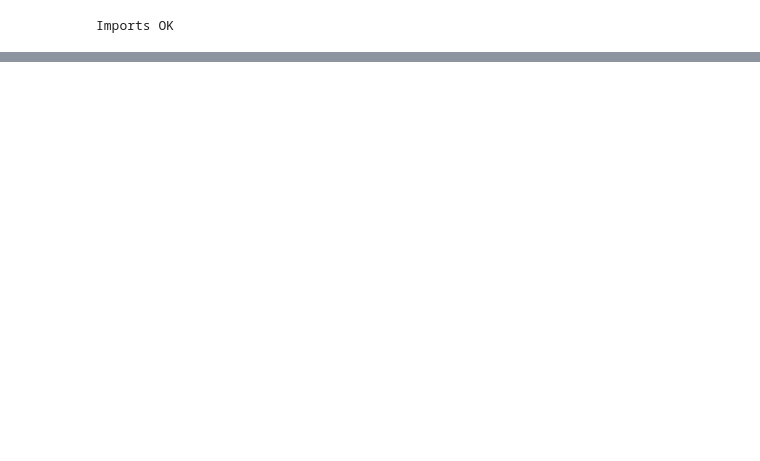
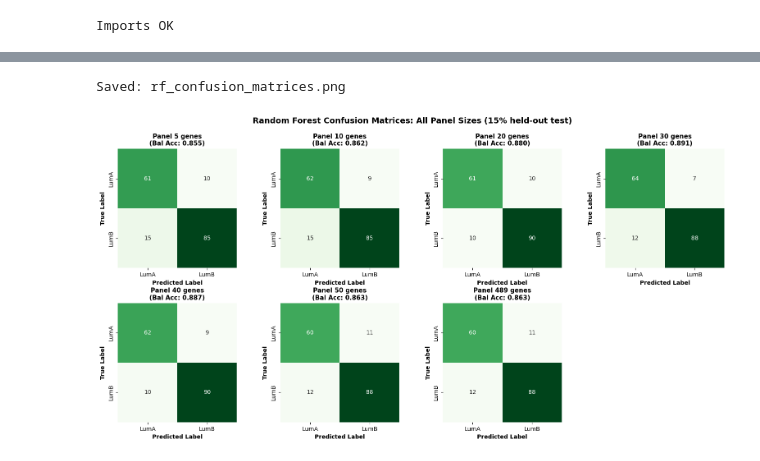
Before and after one commit to ethanresek/luminal-classifiers, a Jupyter notebook: CS6140_RandomForest.ipynb, the cells around one changed output, grey strips where cells are left out. Drawn from its saved outputs; the diff is of its cells as text; code cells hidden in the pictures; blank space fills up the shorter version.

Commit message:
Updating graphs and results

```diff
--- a/CS6140_RandomForest.ipynb
+++ b/CS6140_RandomForest.ipynb
@@ -236,0 +349,29 @@ plt.show()
+# %%
+# Confusion
+fig, axes = plt.subplots(2, 4, figsize=(16, 8))
+axes = axes.flatten()
+
+for ax, k in zip(axes, FEATURE_COUNTS):
+    r = rf_results[k]
+    cm = confusion_matrix(r['y_true'], r['y_pred'])
+
+    sns.heatmap(cm, annot=True, fmt='d', ax=ax, cmap='Greens',
+                cbar=False, square=True,
+                xticklabels=['LumA', 'LumB'],
+                yticklabels=['LumA', 'LumB'])
+    ax.set_title(f'Panel {k} genes\n(Bal Acc: {r["ba"]:.3f})', fontweight='bold', fontsize=11)
+    ax.set_ylabel('True Label',      fontweight='bold', fontsize=10)
+    ax.set_xlabel('Predicted Label', fontweight='bold', fontsize=10)
+
+for j in range(len(FEATURE_COUNTS), len(axes)):
+    axes[j].set_visible(False)
+
+plt.suptitle('Random Forest Confusion Matrices: All Panel Sizes (15% held-out test)',
+             fontsize=14, fontweight='bold', y=0.995)
+plt.tight_layout()
+plt.savefig('rf_confusion_matrices.png', dpi=150, bbox_inches='tight')
+print("Saved: rf_confusion_matrices.png")
+plt.show()
+# %% [output]
+Saved: rf_confusion_matrices.png
+[figure, added]
```
Also changed, not shown: parts of 7 cells of this notebook.
